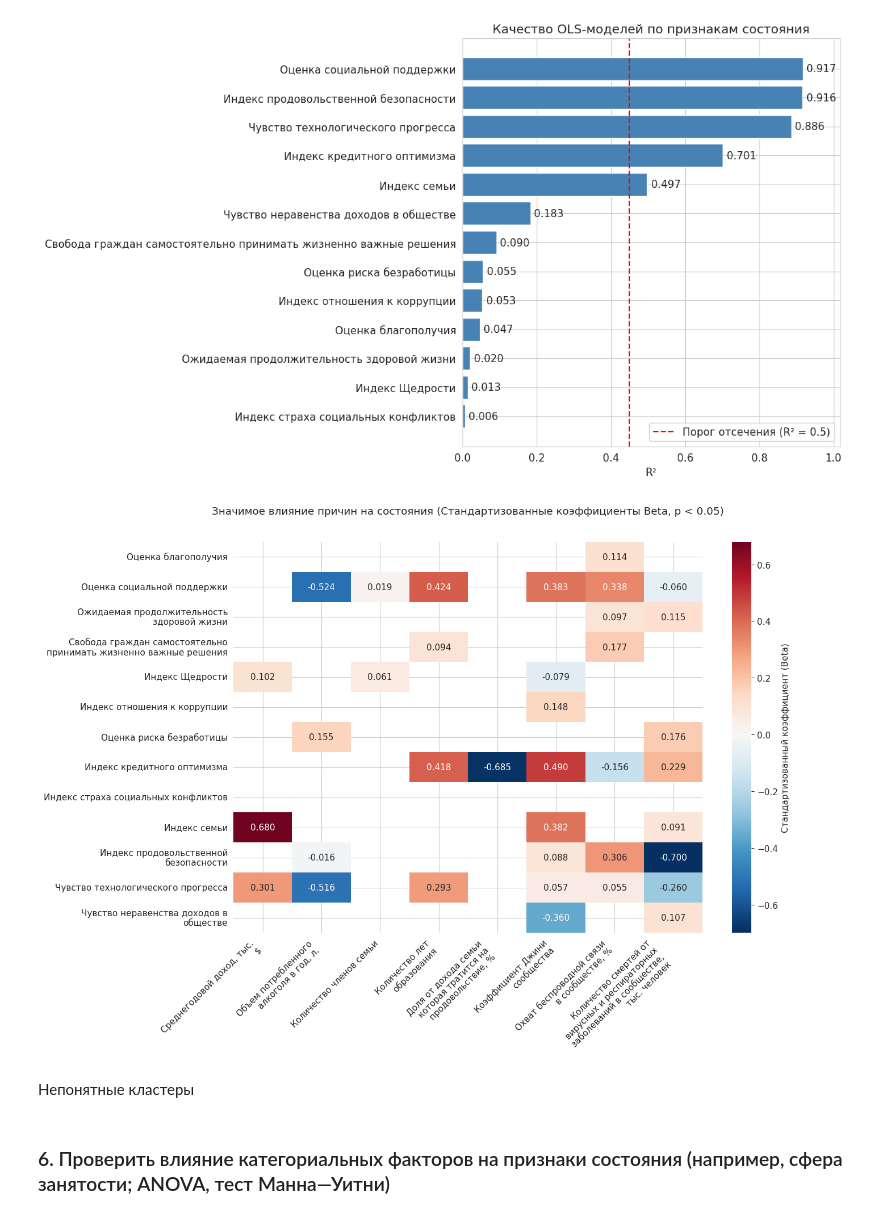
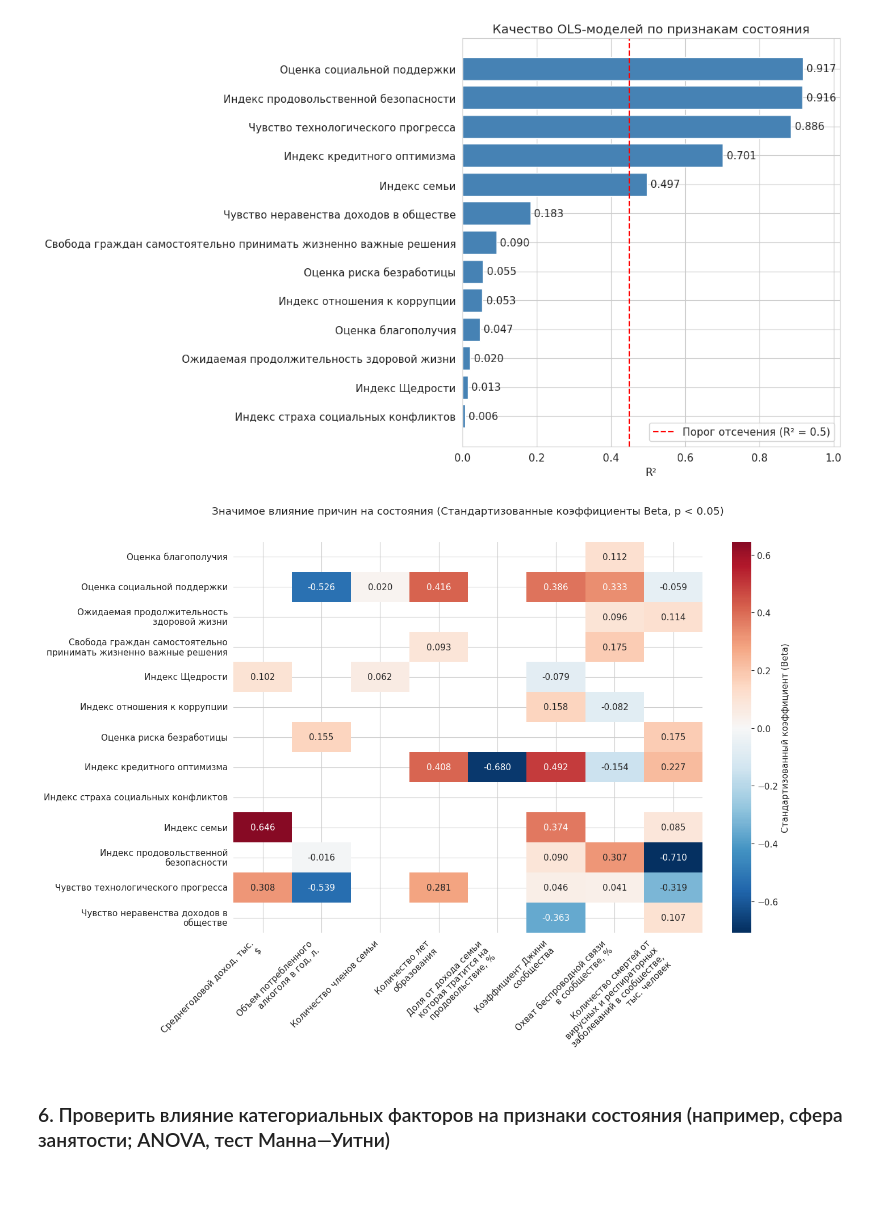
Before and after one commit to mhallan2/latex-labs, a Jupyter notebook: lab02/main.ipynb, the cells around one changed output. Cells and saved outputs as stored; diff of their text form; code cells hidden in the pictures; blank space fills up the shorter version.

```diff
--- a/lab02/main.ipynb
+++ b/lab02/main.ipynb
@@ -125,6 +125,8 @@ VIF_THRESHOLD = 5.0
 PVALUE_THRESHOLD = 0.05
 RHO_THRESHOLD = 0.2
 R2_THRESHOLD = 0.45
+DELTA_THRESHOLD = 0.04
+BETA_THRESHOLD = 0.1
 # %% [markdown]
 ### 3. Выделить наблюдения с известным и неизвестным значением счастья
 # %%
@@ -137,9 +139,8 @@ df_unknown = df_raw[is_unknown].copy()
 print(f"Известных записей:   {len(df_known)}")
 print(f"Неизвестных записей: {len(df_unknown)}")
 
-actual_classes = [
-    c for c in CANTRIL_ORDER if c in df_known[CANTRIL_COL].unique()
-]
+actual_classes = [c for c in CANTRIL_ORDER if c in df_known[CANTRIL_COL].unique()]
+
 df_known["rank"] = pd.Categorical(
     df_known[CANTRIL_COL], categories=actual_classes, ordered=True
 ).codes
@@ -390,47 +548,58 @@ plt.show()
 p_val_matrix = pd.DataFrame()
 coef_matrix = pd.DataFrame()
 
-for state, model in ols_state_models_full.items():
-    p_val_matrix[state] = model.pvalues.drop("const")
+# Итерируемся по словарю моделей (внутри лежат словари с моделью и флагом робастности)
+for state, model_info in ols_state_models_full.items():
+    # Распаковываем объект модели и флаг, применялся ли робастный штраф
+    model = model_info["model"]
+    is_robust = model_info["is_robust"]
 
-    # Считаем СТАНДАРТИЗОВАННЫЕ коэффициенты (Beta)
-    valid_data = df_known.dropna(subset=[state] + current_cols)
+    # 1. Безопасный сбор p-value без константы
+    t_stats = model.tvalues.drop("const")
+    if is_robust:
+        # Для RLM (штраф Хьюбера) считаем двустороннее p-value из z-статистик
+        p_values = 2 * (1 - stats.norm.cdf(t_stats.abs()))
+        p_val_matrix[state] = pd.Series(p_values, index=t_stats.index)
+    else:
+        # Для обычной OLS берем стандартный атрибут
+        p_val_matrix[state] = model.pvalues.drop("const")
+
+    # 2. Считаем СТАНДАРТИЗОВАННЫЕ коэффициенты (Beta) по тренировочным данным
+    valid_data = df_train.dropna(subset=[state] + current_cols)
     std_x = valid_data[current_cols].std()
     std_y = valid_data[state].std()
 
     std_coefs = model.params.drop("const") * (std_x / std_y)
     coef_matrix[state] = std_coefs
 
 # Транспонируем (состояния - строки, причины - столбцы)
 p_val_matrix = p_val_matrix.T
 coef_matrix = coef_matrix.T
 
-# Создаем матрицу-маску: оставляем коэффициенты ТОЛЬКО там, где p < 0.05
+# Создаем матрицу-маску: оставляем коэффициенты ТОЛЬКО там, где p < PVALUE_THRESHOLD
 significant_coefs = coef_matrix.mask(p_val_matrix >= PVALUE_THRESHOLD)
 
+# СТРОИМ ОРИГИНАЛЬНЫЙ ГРАФИК (ТИП И СТИЛИСТИКА ПОЛНОСТЬЮ СОХРАНЕНЫ)
 plt.figure(figsize=(14, 10))
-# cmap='RdBu_r' - красные (положительные), синие (отрицательные)
 sns.heatmap(
     significant_coefs,
     cmap="RdBu_r",
     center=0,
     annot=True,
     fmt=".3f",
     xticklabels=[textwrap.fill(c, 25) for c in significant_coefs.columns],
     yticklabels=[textwrap.fill(c, 35) for c in significant_coefs.index],
     cbar_kws={"label": "Стандартизованный коэффициент (Beta)"},
 )
 
 plt.title(
     "Значимое влияние причин на состояния (Стандартизованные коэффициенты Beta, p < 0.05)\n",
     pad=20,
 )
 plt.xticks(rotation=45, ha="right")
 plt.tight_layout()
 plt.show()
 # %% [output]
-[figure, old version]
+[figure, new version]
-# %% [markdown]
-Непонятные кластеры
 # %% [markdown]
 ### 6. Проверить влияние категориальных факторов на признаки состояния (например, сфера занятости; ANOVA, тест Манна—Уитни)
```
Also changed, not shown: parts of 17 cells of this notebook.
